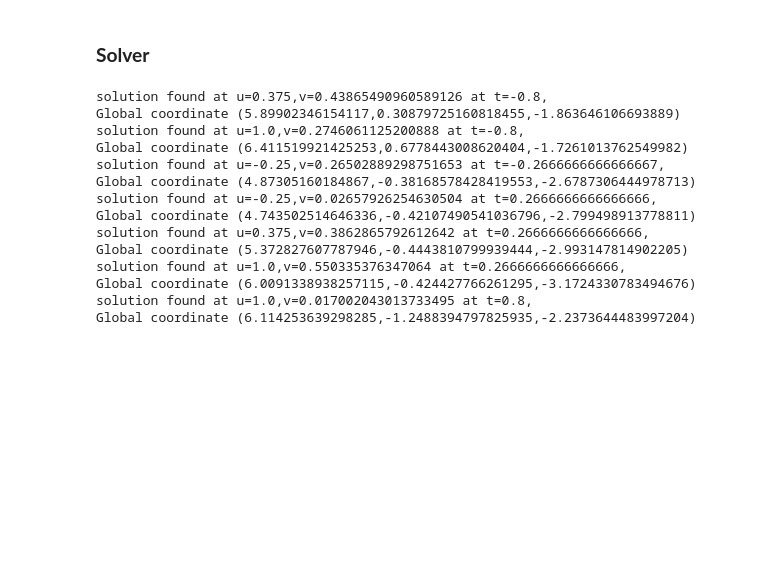
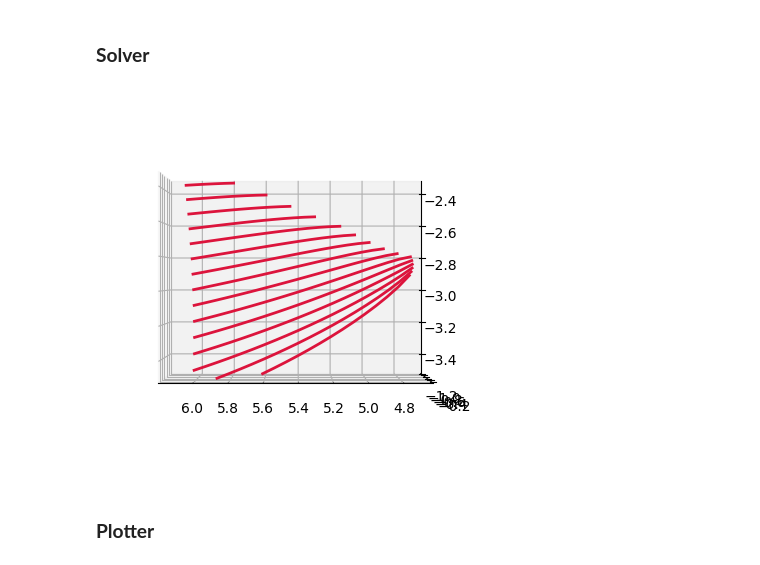
Before and after one commit to Shagmom/Gear-Envelopes, a Jupyter notebook: Main.ipynb, the cells around one changed output. Cells and saved outputs as stored; diff of their text form; code cells hidden in the pictures; blank space fills up the shorter version.

Commit message:
Plot contact lines on work gear

```diff
--- a/Main.ipynb
+++ b/Main.ipynb
@@ -143,44 +143,46 @@ def equation_of_mesh(v_guess,u,t):
 # %% [markdown]
 ### **Solver**
 # %%
-u0 = np.linspace(-0.25,1,3).tolist()#(0,3,50)
+
+
+u0 = np.linspace(-0.25,1,20).tolist()#(0,3,50)
 #v0 = np.array([0])#np.linspace(0,0.5,6)#(0,0.8,50)
-t0 = np.linspace(-0.8,0.8,4).tolist()
+t0 = np.linspace(0,1,20).tolist()
 
 valid_parameters = []
 v_guess = 0.3
+
+fig = plt.figure()
+ax = fig.add_subplot(projection='3d')
 
 for t in t0:
     v_guess = 0.3
     for u in u0:
         ier = 0
         while not ier:
             v_check = v_guess
 
             v_valid,_,ier,mesg = fsolve(equation_of_mesh,v_check,args=(u,t),full_output=True)
 
             if ier and v_valid[0] > 0 and v_valid[0] <= g:
                 coord,_,_ = global_transform(u,v_valid[0],t)
                 x_g, y_g, z_g = coord
-                print(f"solution found at u={u},v={v_valid[0]} at t={t},\nGlobal coordinate ({x_g},{y_g},{z_g})")
-                #valid_parameters.append((t,u,v_valid[0]))
+                #print(f"solution found at u={u},v={v_valid[0]} at t={t},\nGlobal coordinate ({x_g},{y_g},{z_g})")
+                valid_parameters.append((x_g, y_g, z_g))
             else:
                 v_guess += 0.1
                 #print(mesg)
+    if valid_parameters:
+        x, y, z = zip(*valid_parameters)
+        ax.plot(x, y, z, color='crimson', linewidth=2)
+        valid_parameters = []
+    else:
+        pass
 
-#print((valid_parameters[0][1]))
+ax.set_aspect('equal')
+ax.view_init(elev=0, azim=90)
+plt.show()
 # %% [output]
-solution found at u=0.375,v=0.43865490960589126 at t=-0.8,
-Global coordinate (5.89902346154117,0.30879725160818455,-1.863646106693889)
-solution found at u=1.0,v=0.2746061125200888 at t=-0.8,
-Global coordinate (6.411519921425253,0.6778443008620404,-1.7261013762549982)
-solution found at u=-0.25,v=0.26502889298751653 at t=-0.2666666666666667,
-Global coordinate (4.87305160184867,-0.38168578428419553,-2.6787306444978713)
-solution found at u=-0.25,v=0.02657926254630504 at t=0.2666666666666666,
-Global coordinate (4.743502514646336,-0.42107490541036796,-2.799498913778811)
-solution found at u=0.375,v=0.3862865792612642 at t=0.2666666666666666,
-Global coordinate (5.372827607787946,-0.4443810799939444,-2.993147814902205)
-solution found at u=1.0,v=0.550335376347064 at t=0.2666666666666666,
-Global coordinate (6.0091338938257115,-0.424427766261295,-3.1724330783494676)
-solution found at u=1.0,v=0.017002043013733495 at t=0.8,
-Global coordinate (6.114253639298285,-1.2488394797825935,-2.2373644483997204)
+[figure, added]
+# %% [markdown]
+### **Plotter**
```
